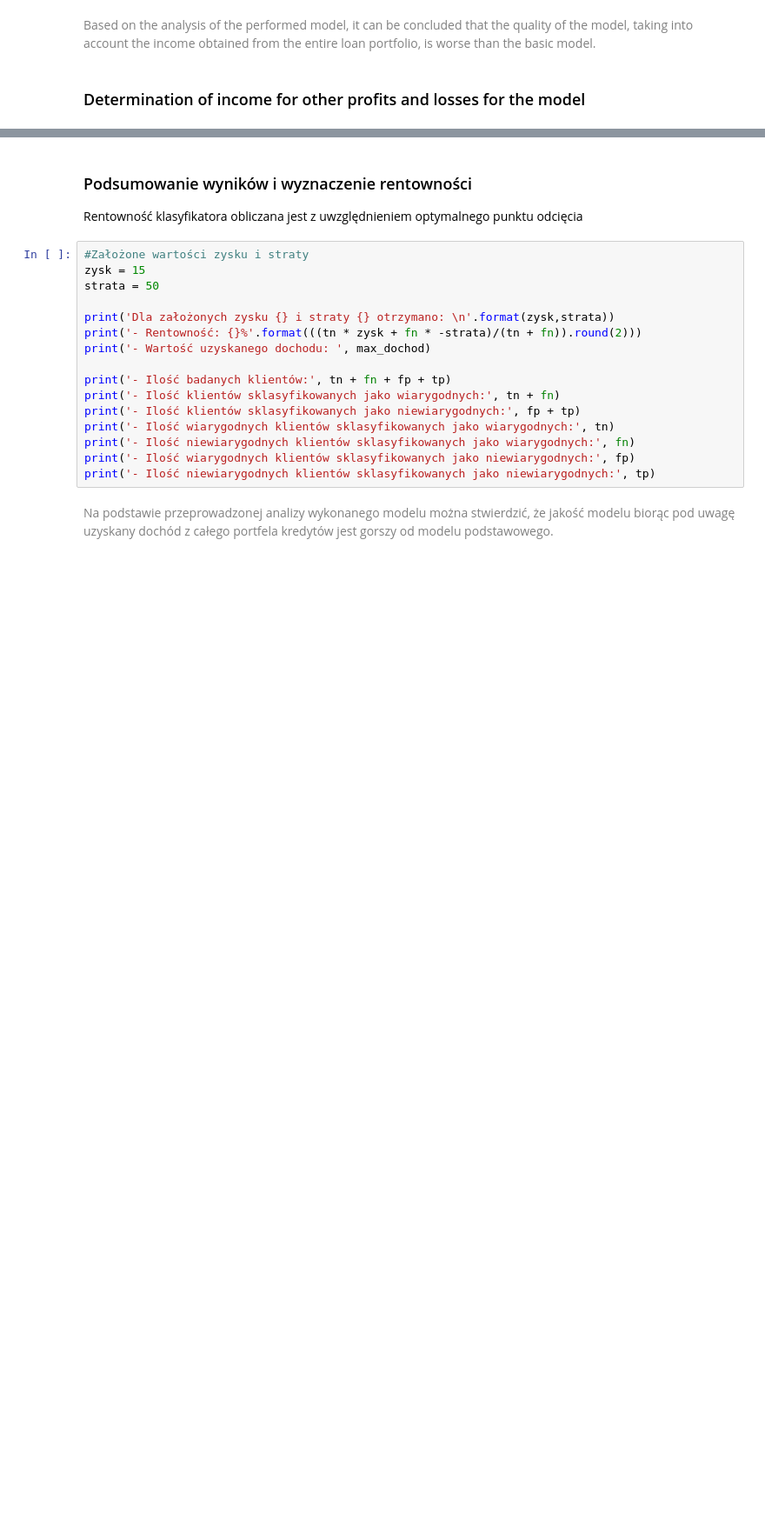
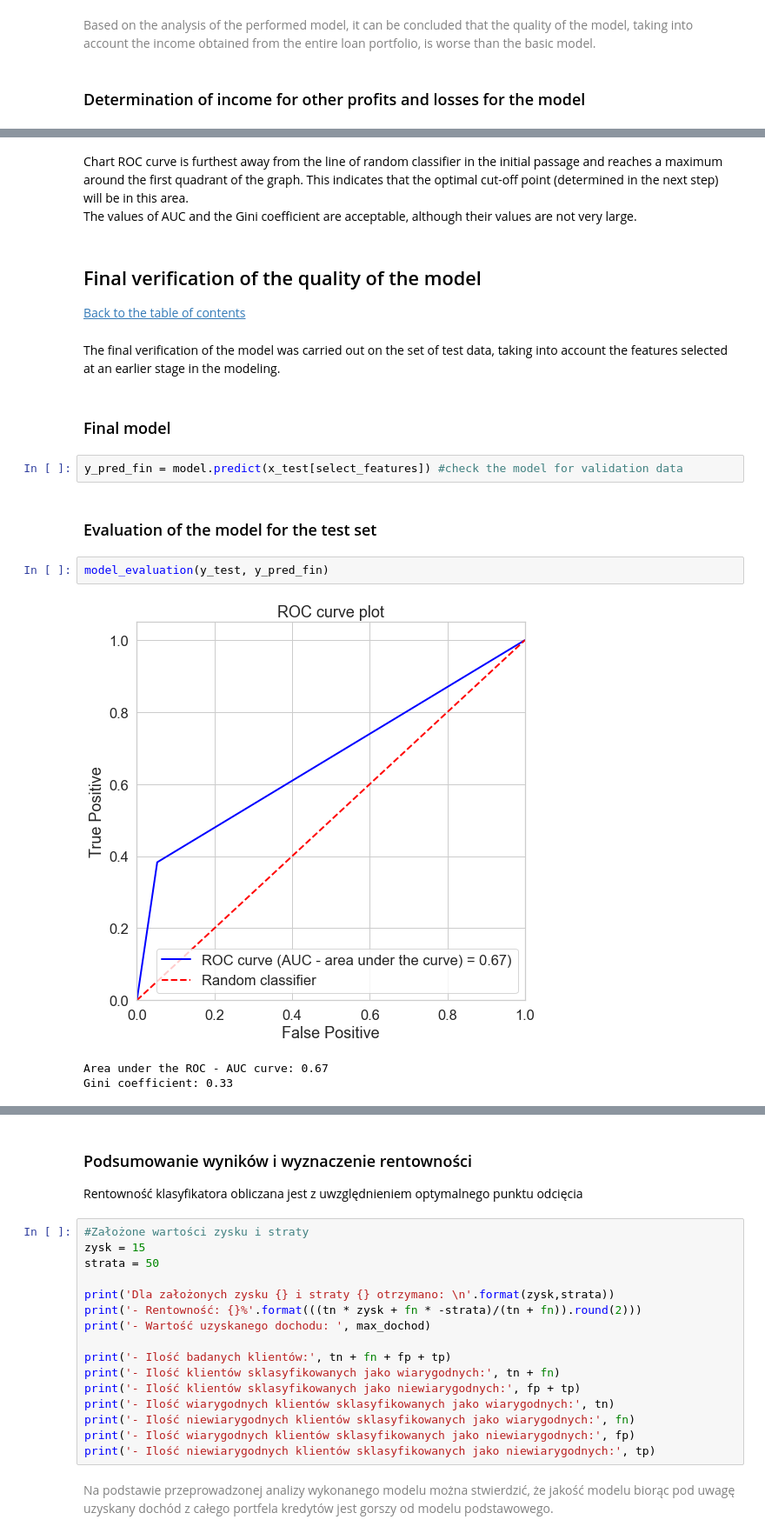
Before and after one commit to TomekSwiatek/Analiza-i-predykcja-sp-aty-nale-no-ci-przez-posiadaczy-kart-kredytowych, a Jupyter notebook: Analysis and prediction of default payments by credit card holders.ipynb, the cells around one changed output, grey strips where cells are left out. Shown at 87% size. Cells and saved outputs as stored; diff of their text form; blank space fills up the shorter version.

```diff
--- a/Analysis and prediction of default payments by credit card holders.ipynb
+++ b/Analysis and prediction of default payments by credit card holders.ipynb
@@ -1834,0 +1775,23 @@ tn, fp, fn, tp, dokladnosc, blad, specyficznosc, czulosc, macierz_pomylek = wska
+# %% [markdown]
+Chart ROC curve is furthest away from the line of random classifier in the initial passage and reaches a maximum around the first quadrant of the graph. This indicates that the optimal cut-off point (determined in the next step) will be in this area. <br>
+The values of AUC and the Gini coefficient are acceptable, although their values are not very large.
+# %% [markdown]
+<a class="anchor" id="model_fin"></a>
+## Final verification of the quality of the model
+[Back to the table of contents](#toc)
+# %% [markdown]
+The final verification of the model was carried out on the set of test data, taking into account the features selected at an earlier stage in the modeling.
+# %% [markdown]
+<a class="anchor" id="budowa_fin"></a>
+### Final model
+# %%
+y_pred_fin = model.predict(x_test[select_features]) #check the model for validation data
+# %% [markdown]
+<a class="anchor" id="ocena_fin"></a>
+### Evaluation of the model for the test set
+# %%
+model_evaluation(y_test, y_pred_fin)
+# %% [output]
+[figure, added]
+Area under the ROC - AUC curve: 0.67
+Gini coefficient: 0.33
```
Also changed, not shown: parts of 54 cells of this notebook, 1 other file.
